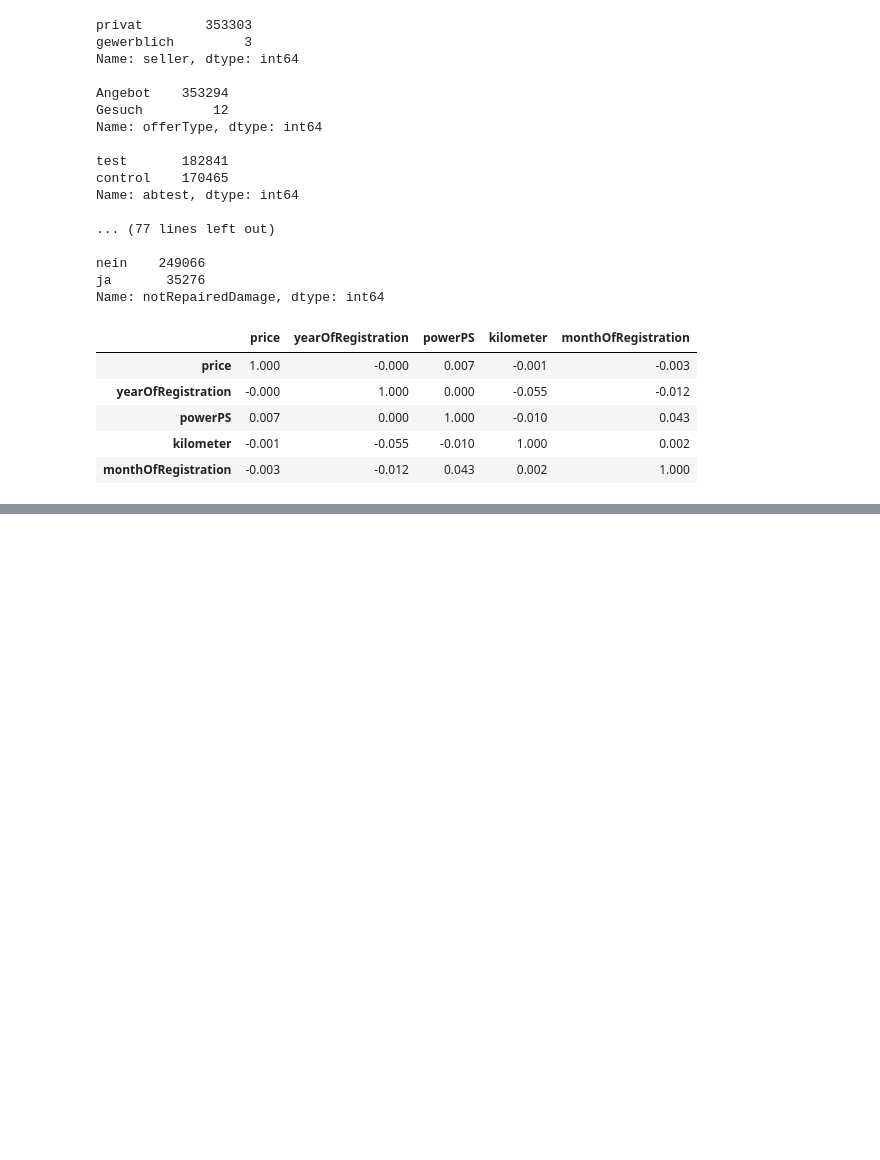
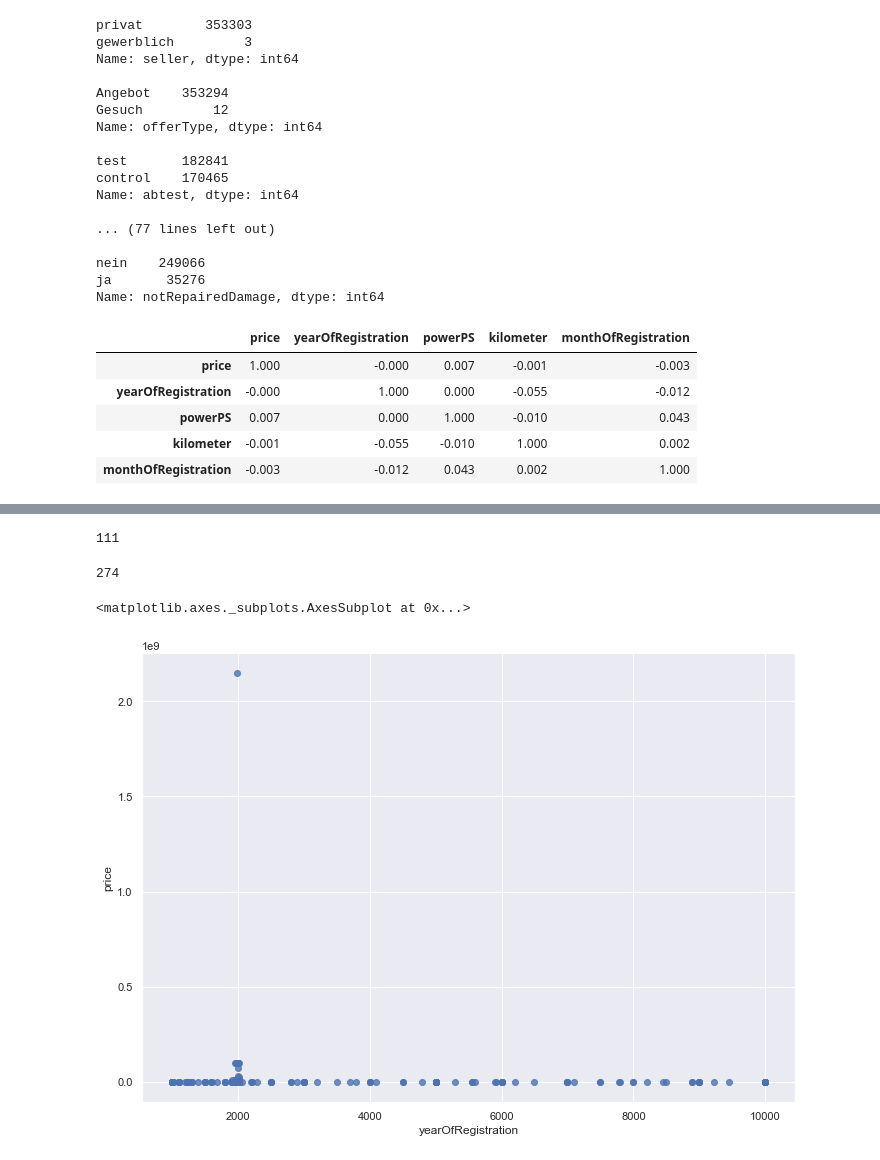
Before and after one commit to ketan9808/ML_Car_price_prediction, a Jupyter notebook: Car_price_prediction.ipynb, the cells around one changed output, grey strips where cells are left out. Cells and saved outputs as stored; diff of their text form; code cells hidden in the pictures; blank space fills up the shorter version.

Commit message:
Identefied range of data to work with

```diff
--- a/Car_price_prediction.ipynb
+++ b/Car_price_prediction.ipynb
@@ -134,0 +171,17 @@ correlation
+# %%
+print(sum(cars['yearOfRegistration'] > 2020))
+# %% [output]
+111
+# %%
+print(sum(cars['yearOfRegistration'] < 1950))
+# %% [output]
+274
+# %%
+sns.regplot(x = 'yearOfRegistration', y = 'price', scatter = True, fit_reg = False, data = cars)
+
+# plots not explaining anything
+# need cleaning
+# The working range is set to be 1950 to 2020
+# %% [output]
+<matplotlib.axes._subplots.AxesSubplot at 0x...>
+[figure, added]
```
Also changed, not shown: parts of 16 cells of this notebook.
